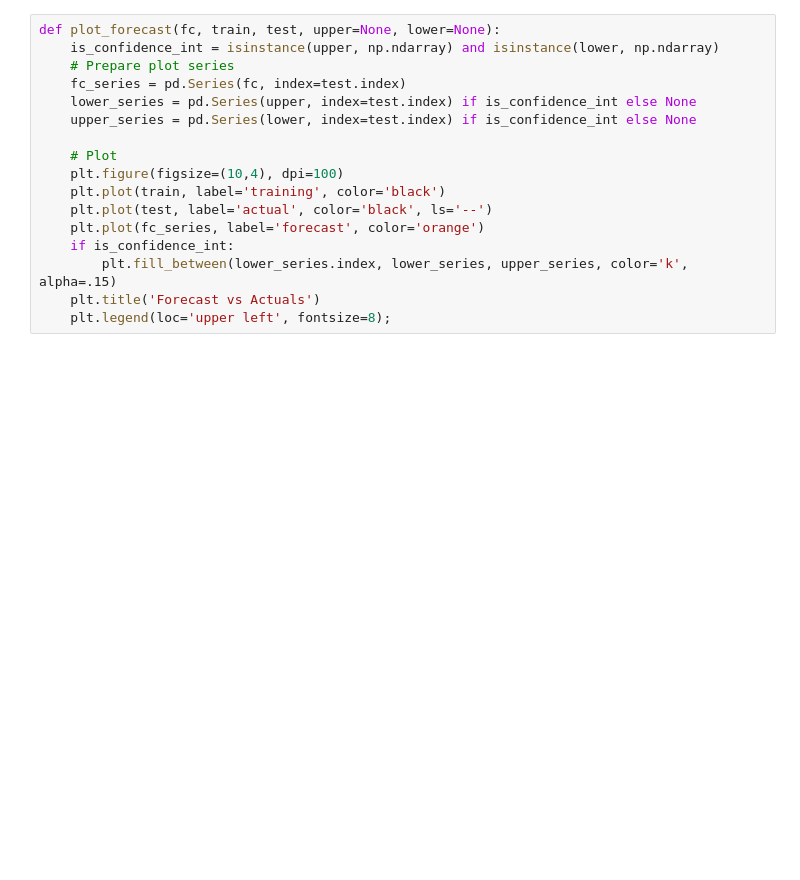
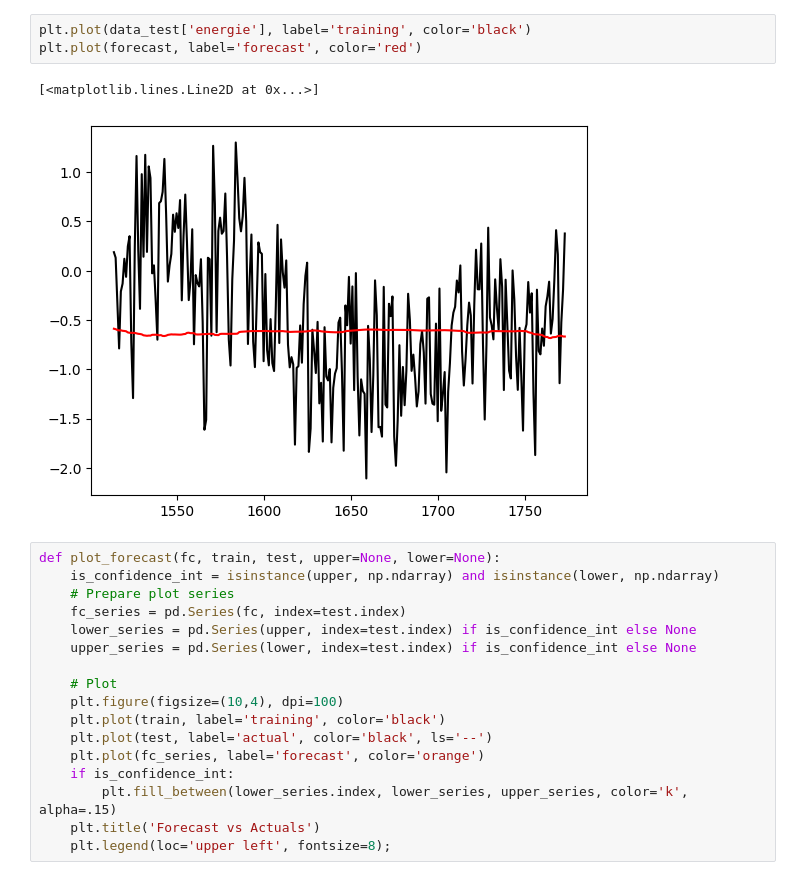
Before and after one commit to Migueldecrayencour/how_green_can_we_go_final, a Jupyter notebook: notebooks/SARIMA.ipynb, the cells around one changed output. Saved outputs shown, nothing was run; the diff lists cells and outputs as text; blank space fills up the shorter version.

```diff
--- a/notebooks/SARIMA.ipynb
+++ b/notebooks/SARIMA.ipynb
@@ -111,3 +105,9 @@ plt.plot(forecast)
+# %%
+plt.plot(data_test['energie'], label='training', color='black')
+plt.plot(forecast, label='forecast', color='red')
+# %% [output]
+[<matplotlib.lines.Line2D at 0x...>]
+[figure, added]
 # %%
 def plot_forecast(fc, train, test, upper=None, lower=None):
     is_confidence_int = isinstance(upper, np.ndarray) and isinstance(lower, np.ndarray)
```
Also changed, not shown: parts of 20 cells of this notebook, 1 other file.
